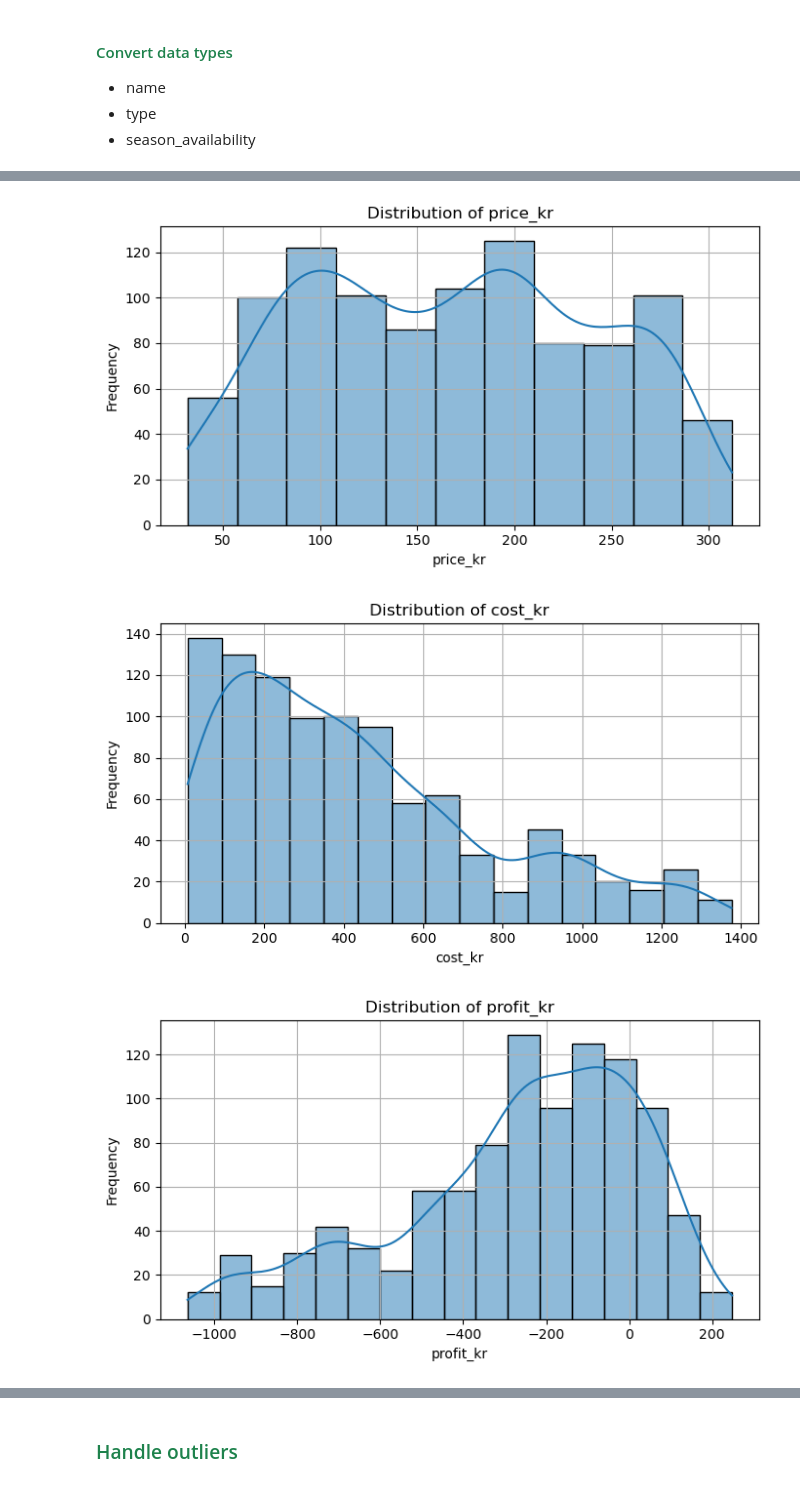
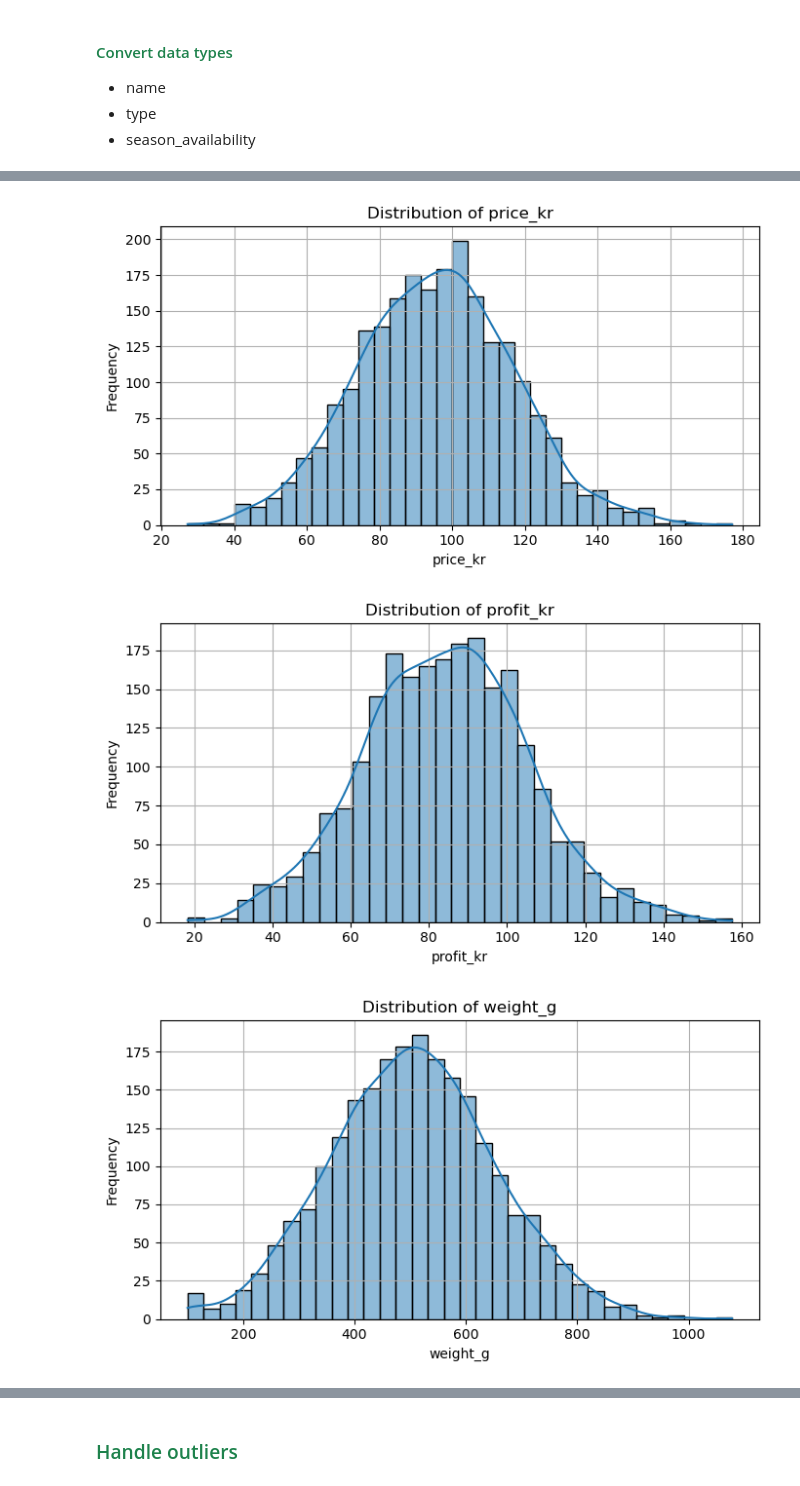
Before and after one commit to rebeccaburon/exam_fish_market, a Jupyter notebook: data_preparation/data_preparation.ipynb, the cells around one changed output, grey strips where cells are left out. Drawn from its saved outputs; the diff is of its cells as text; code cells hidden in the pictures.

Commit message:
Adjusting data preparation with new dataset

```diff
--- a/data_preparation/data_preparation.ipynb
+++ b/data_preparation/data_preparation.ipynb
@@ -149,6 +146,6 @@ This cleaning process ensures that the dataset is structured, consistent, and re
 # %%
-df.rename(columns={'price_dk': 'price_kr', 'cost_dk': 'cost_kr', 'freight_charge': 'freight_charge_kr'}, inplace=True)
+df.rename(columns={'price_dk': 'price_kr', 'freight_charge': 'freight_charge_kr'}, inplace=True)
 # %%
 # Calculate the profit for each row and add column:
-df['profit_kr'] = df['price_kr'] - df['cost_kr']
+df['profit_kr'] = df['price_kr'] - df['freight_charge_kr']
 # %%
@@ -166,0 +164,3 @@ print(df.columns.tolist())
+# %%
+# Sort the year from 2024 - 2020, and rest the index.
+df = df.sort_values(by="year", ascending=False).reset_index(drop=True)
@@ -253,0 +341,12 @@ This boxplot shows how profit (kr) varies by season. Summer stands out with the
+# %%
+# Profit by Year
+df['year'] = df['year'].astype(str) #convert year to string
+
+fig, ax = plt.subplots(figsize=(8, 5))
+sbn.scatterplot(data=df, x='year', y='profit_kr', ax=ax)
+ax.set_title('Profit by Year')
+ax.set_xlabel('Year')
+ax.set_ylabel('Profit (kr)')
+ax.grid(True)
+fig.savefig("year_by_profit.png", bbox_inches="tight")
+plt.show()
@@ -325,17 +493,17 @@ The second heatmap shifts focus to what drives profit_kr:
 * freight_charge_kr
 # %%
-    cols = ['price_kr', 'cost_kr', 'profit_kr', 'weight_g', 'length_cm', 'width_cm', 'height_cm', 'freight_charge_kr']
+    cols = ['price_kr', 'profit_kr', 'weight_g', 'freight_charge_kr']
 
     for col in cols:
         plt.figure(figsize=(7, 4))
         sbn.histplot(df[col], kde=True)
         plt.title(f'Distribution of {col}')
         plt.xlabel(col)
         plt.ylabel('Frequency')
         plt.grid(True)
         plt.tight_layout()
         plt.show()
 # %% [output]
-[figure, old version]
+[figure, new version]
-[figure, old version]
+[figure, new version]
-[figure, old version]
+[figure, new version]
```
Also changed, not shown: parts of 62 cells of this notebook, 16 other files.
